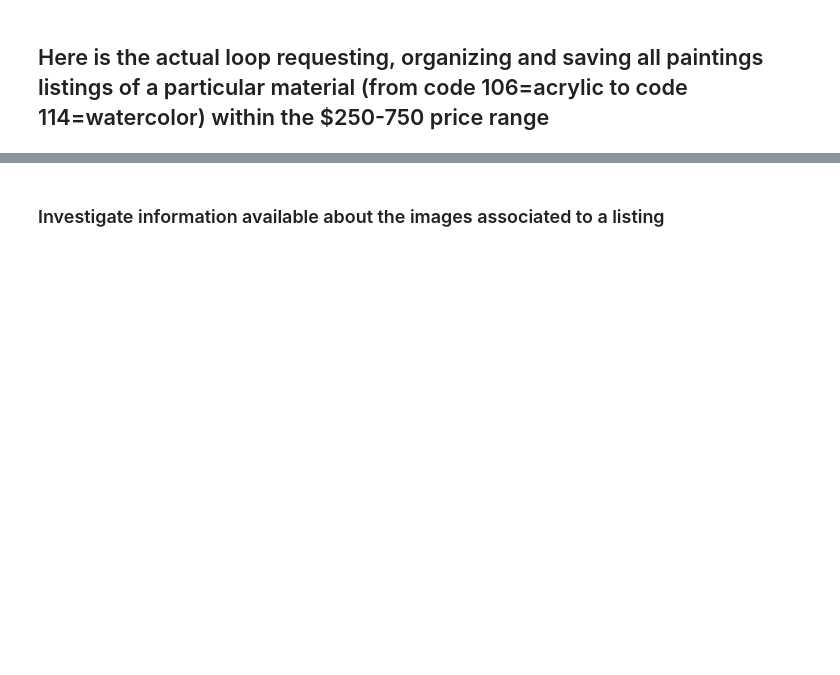
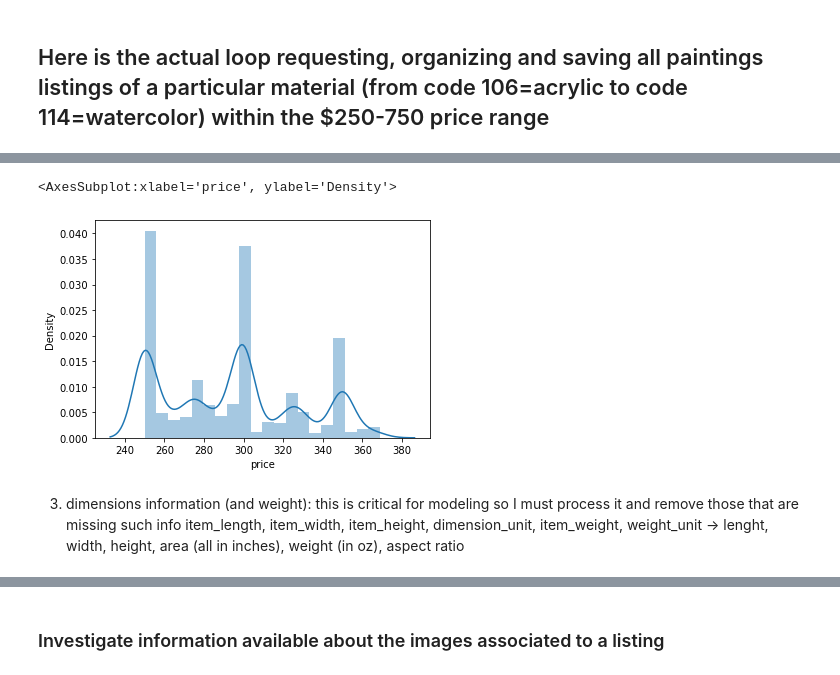
Before and after one commit to mischiatim/paintora, a Jupyter notebook: paintora_app_local_data_downloading.ipynb, the cells around one changed output, grey strips where cells are left out. Drawn from its saved outputs; the diff is of its cells as text; code cells hidden in the pictures; blank space fills up the shorter version.

Commit message:
completed cleaning and preprocessing of data from paintings of all taxonomies (range 250-650USD)

```diff
--- a/paintora_app_local_data_downloading.ipynb
+++ b/paintora_app_local_data_downloading.ipynb
@@ -654,0 +612,4 @@ Name: price, Length: 8100, dtype: object
+# %%
+taxonomy_id = 114
+
+csv_filename_pattern = f'./Git_exclude/Data/tax{taxonomy_id}_all_paintings*.csv'
@@ -654,0 +620,5 @@ Name: price, Length: 8100, dtype: object
+# %%
+import glob
+
+tax_csv_files = glob.glob(csv_filename_pattern)
+tax_csv_files
@@ -654,0 +628,2 @@ Name: price, Length: 8100, dtype: object
+# %%
+tax_114_paintings_df_temp = pd.read_csv(tax_csv_files[0])
@@ -654,0 +678,12 @@ Name: price, Length: 8100, dtype: object
+# %%
+#let's see the distribution of prices in the dataset
+import matplotlib.pyplot as plt
+import seaborn as sns
+%matplotlib inline
+sns.distplot(tax_114_paintings_df_temp['price'])
+# %% [output]
+<AxesSubplot:xlabel='price', ylabel='Density'>
+[figure, added]
+# %% [markdown]
+3) dimensions information (and weight): this is critical for modeling so I must process it and remove those that are missing such info
+   item_length, item_width, item_height, dimension_unit, item_weight, weight_unit -> lenght, width, height, area (all in inches), weight (in oz), aspect ratio
```
Also changed, not shown: parts of 117 cells of this notebook.
